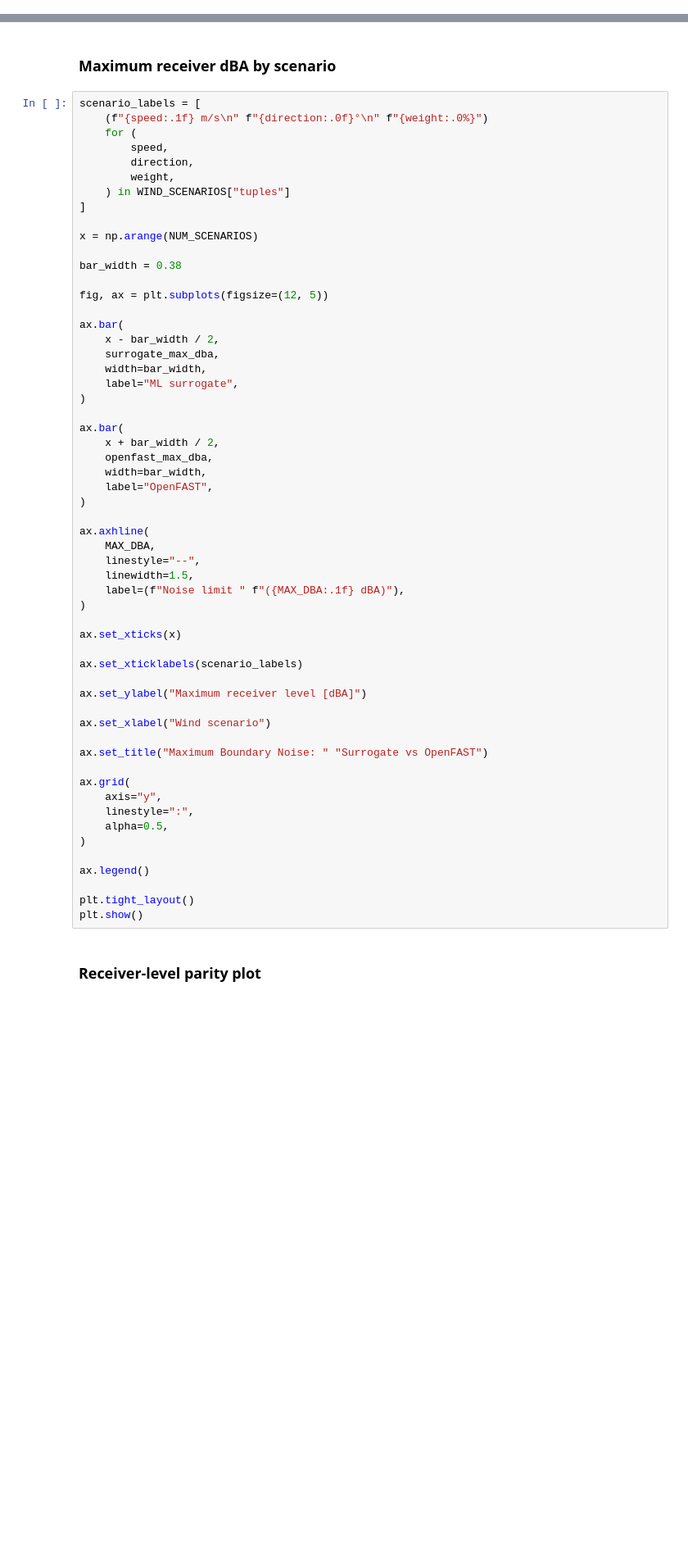
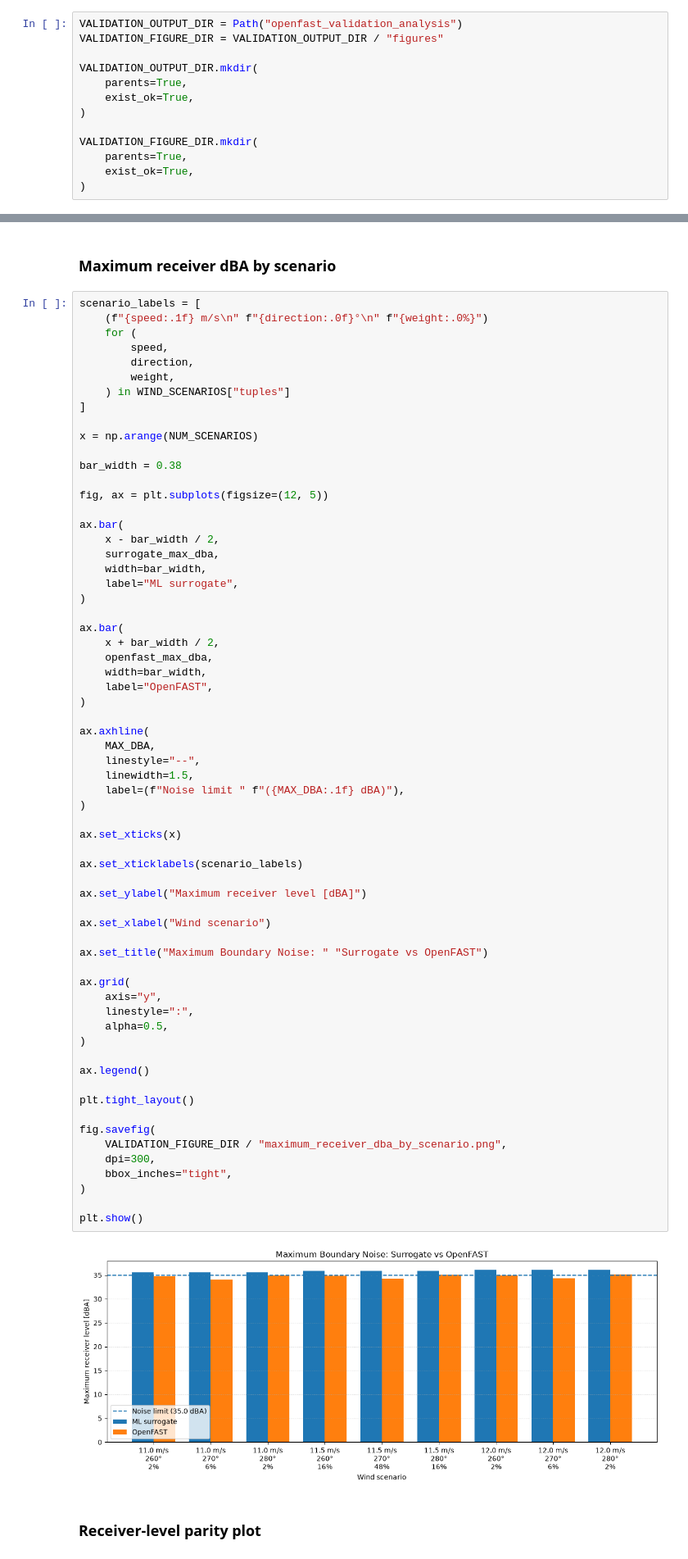
Before and after one commit to python9160/wind-farm-aeroacoustic-optimization, a Jupyter notebook: GA_with_OpenFAST_validation.ipynb, the cells around one changed output, grey strips where cells are left out. Shown at 82% size. Drawn from its saved outputs; the diff is of its cells as text; blank space fills up the shorter version.

```diff
--- a/GA_with_OpenFAST_validation.ipynb
+++ b/GA_with_OpenFAST_validation.ipynb
@@ -2469 +3201,14 @@ print(f"Weighted maximum-dBA error : " f"{weighted_max_dba_error:+.3f} dBA")
+# %%
+VALIDATION_OUTPUT_DIR = Path("openfast_validation_analysis")
+VALIDATION_FIGURE_DIR = VALIDATION_OUTPUT_DIR / "figures"
+
+VALIDATION_OUTPUT_DIR.mkdir(
+    parents=True,
+    exist_ok=True,
+)
+
+VALIDATION_FIGURE_DIR.mkdir(
+    parents=True,
+    exist_ok=True,
+)
 # %% [markdown]
@@ -2500,31 +3245,40 @@ ax.bar(
     label="OpenFAST",
 )
 
 ax.axhline(
     MAX_DBA,
     linestyle="--",
     linewidth=1.5,
     label=(f"Noise limit " f"({MAX_DBA:.1f} dBA)"),
 )
 
 ax.set_xticks(x)
 
 ax.set_xticklabels(scenario_labels)
 
 ax.set_ylabel("Maximum receiver level [dBA]")
 
 ax.set_xlabel("Wind scenario")
 
 ax.set_title("Maximum Boundary Noise: " "Surrogate vs OpenFAST")
 
 ax.grid(
     axis="y",
     linestyle=":",
     alpha=0.5,
 )
 
 ax.legend()
 
 plt.tight_layout()
+
+fig.savefig(
+    VALIDATION_FIGURE_DIR / "maximum_receiver_dba_by_scenario.png",
+    dpi=300,
+    bbox_inches="tight",
+)
+
 plt.show()
+# %% [output]
+[figure, added]
 # %% [markdown]
```
Also changed, not shown: parts of 23 cells of this notebook, 28 other files.
